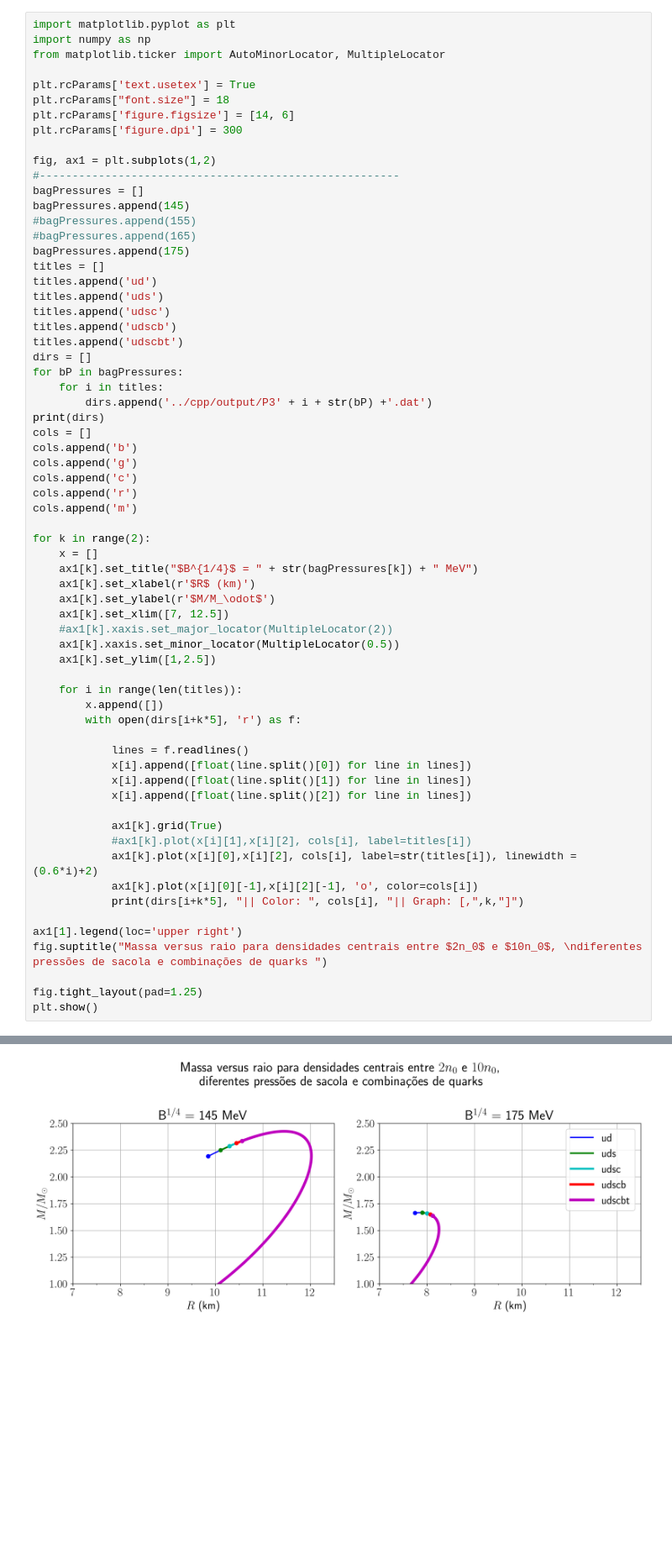
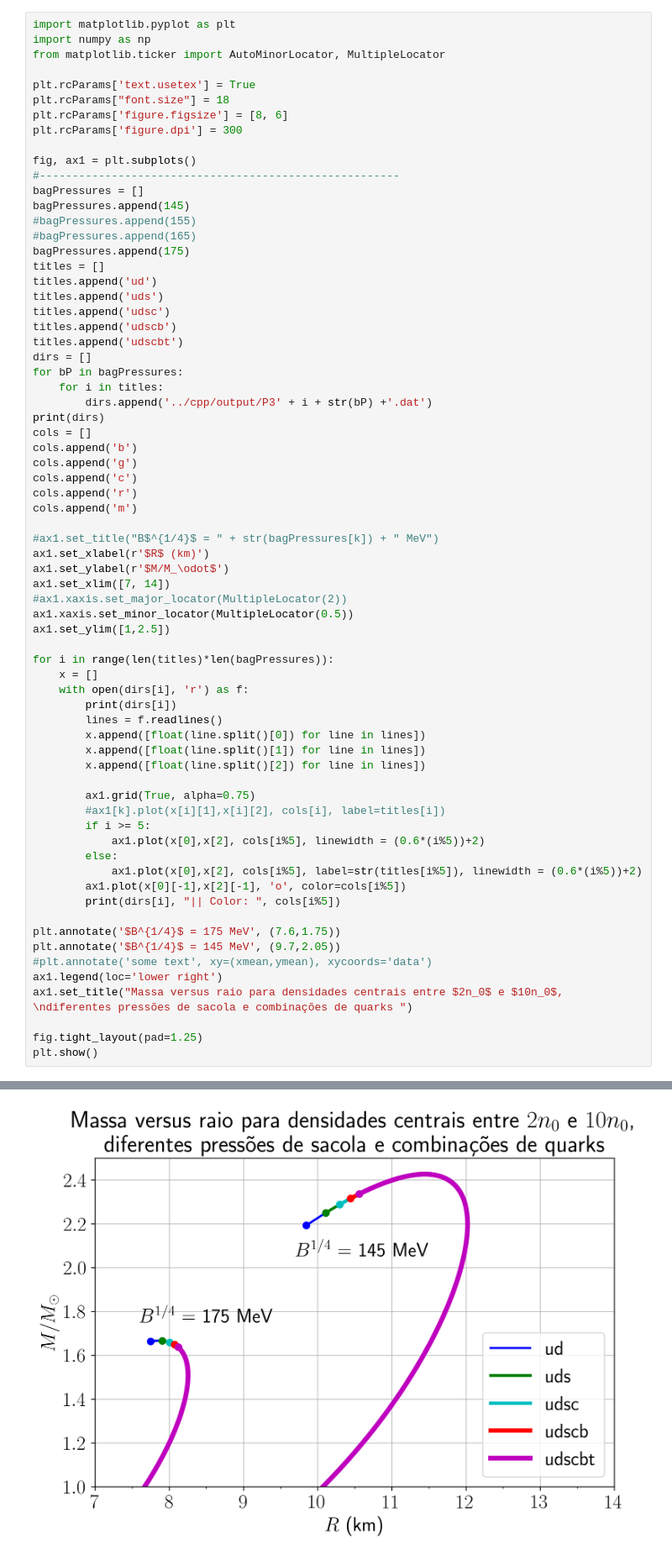
Before and after one commit to nicofgr/dense-star, a Jupyter notebook: python/Graph4.ipynb, the cells around one changed output, grey strips where cells are left out. Shown: that part at 84% size. Cells and saved outputs as stored; diff of their text form; blank space fills up the shorter version.

```diff
--- a/python/Graph4.ipynb
+++ b/python/Graph4.ipynb
@@ -5,10 +5,10 @@ from matplotlib.ticker import AutoMinorLocator, MultipleLocator
 
 plt.rcParams['text.usetex'] = True
 plt.rcParams["font.size"] = 18
-plt.rcParams['figure.figsize'] = [14, 6]
+plt.rcParams['figure.figsize'] = [8, 6]
 plt.rcParams['figure.dpi'] = 300
 
-fig, ax1 = plt.subplots(1,2)
+fig, ax1 = plt.subplots()
 #-------------------------------------------------------
 bagPressures = []
 bagPressures.append(145)
@@ -33,33 +33,37 @@ cols.append('c')
 cols.append('r')
 cols.append('m')
 
-for k in range(2):
+#ax1.set_title("B$^{1/4}$ = " + str(bagPressures[k]) + " MeV")
+ax1.set_xlabel(r'$R$ (km)')
+ax1.set_ylabel(r'$M/M_\odot$')
+ax1.set_xlim([7, 14])
+#ax1.xaxis.set_major_locator(MultipleLocator(2))
+ax1.xaxis.set_minor_locator(MultipleLocator(0.5))
+ax1.set_ylim([1,2.5])
+
+for i in range(len(titles)*len(bagPressures)):
     x = []
-    ax1[k].set_title("$B^{1/4}$ = " + str(bagPressures[k]) + " MeV")
-    ax1[k].set_xlabel(r'$R$ (km)')
-    ax1[k].set_ylabel(r'$M/M_\odot$')
-    ax1[k].set_xlim([7, 12.5])
-    #ax1[k].xaxis.set_major_locator(MultipleLocator(2))
-    ax1[k].xaxis.set_minor_locator(MultipleLocator(0.5))
-    ax1[k].set_ylim([1,2.5])
+    with open(dirs[i], 'r') as f:
+        print(dirs[i])
+        lines = f.readlines()
+        x.append([float(line.split()[0]) for line in lines])
+        x.append([float(line.split()[1]) for line in lines])
+        x.append([float(line.split()[2]) for line in lines])
 
-    for i in range(len(titles)):
-        x.append([])
-        with open(dirs[i+k*5], 'r') as f:
+        ax1.grid(True, alpha=0.75)
+        #ax1[k].plot(x[i][1],x[i][2], cols[i], label=titles[i])
+        if i >= 5:
+            ax1.plot(x[0],x[2], cols[i%5], linewidth = (0.6*(i%5))+2)
+        else:
+            ax1.plot(x[0],x[2], cols[i%5], label=str(titles[i%5]), linewidth = (0.6*(i%5))+2)
+        ax1.plot(x[0][-1],x[2][-1], 'o', color=cols[i%5])
+        print(dirs[i], "|| Color: ", cols[i%5])
 
-            lines = f.readlines()
-            x[i].append([float(line.split()[0]) for line in lines])
-            x[i].append([float(line.split()[1]) for line in lines])
-            x[i].append([float(line.split()[2]) for line in lines])
-
-            ax1[k].grid(True)
-            #ax1[k].plot(x[i][1],x[i][2], cols[i], label=titles[i])
-            ax1[k].plot(x[i][0],x[i][2], cols[i], label=str(titles[i]), linewidth = (0.6*i)+2)
-            ax1[k].plot(x[i][0][-1],x[i][2][-1], 'o', color=cols[i])
-            print(dirs[i+k*5], "|| Color: ", cols[i], "|| Graph: [,",k,"]")
-
-ax1[1].legend(loc='upper right')
-fig.suptitle("Massa versus raio para densidades centrais entre $2n_0$ e $10n_0$, \ndiferentes pressões de sacola e combinações de quarks ")
+plt.annotate('$B^{1/4}$ = 175 MeV', (7.6,1.75))
+plt.annotate('$B^{1/4}$ = 145 MeV', (9.7,2.05))
+#plt.annotate('some text', xy=(xmean,ymean), xycoords='data')
+ax1.legend(loc='lower right')
+ax1.set_title("Massa versus raio para densidades centrais entre $2n_0$ e $10n_0$, \ndiferentes pressões de sacola e combinações de quarks ")
 
 fig.tight_layout(pad=1.25)
 plt.show()
@@ -78 +88 @@ plt.show()
-[figure, old version]
+[figure, new version]
```
Also changed, not shown: parts of 1 cell of this notebook, 3 other files.
